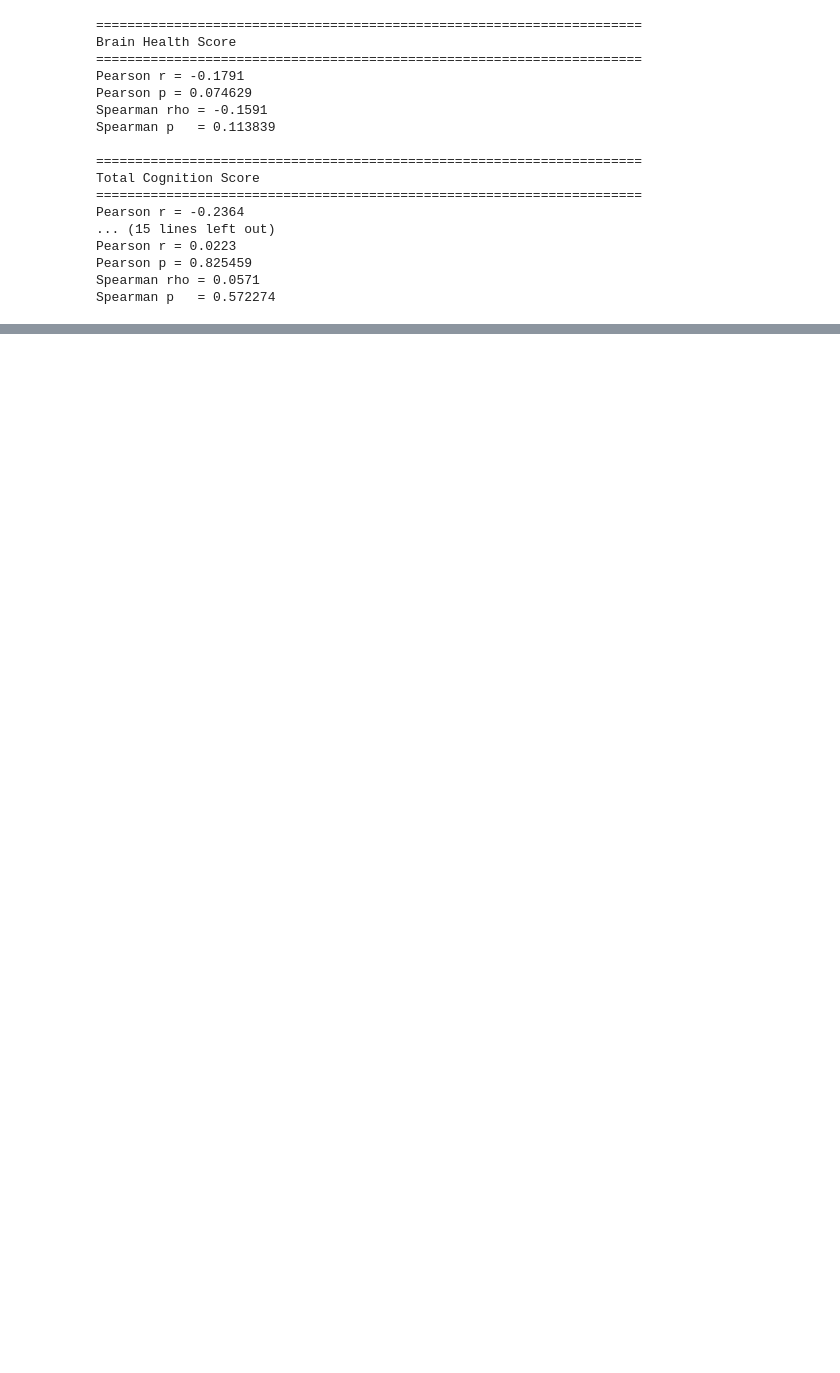
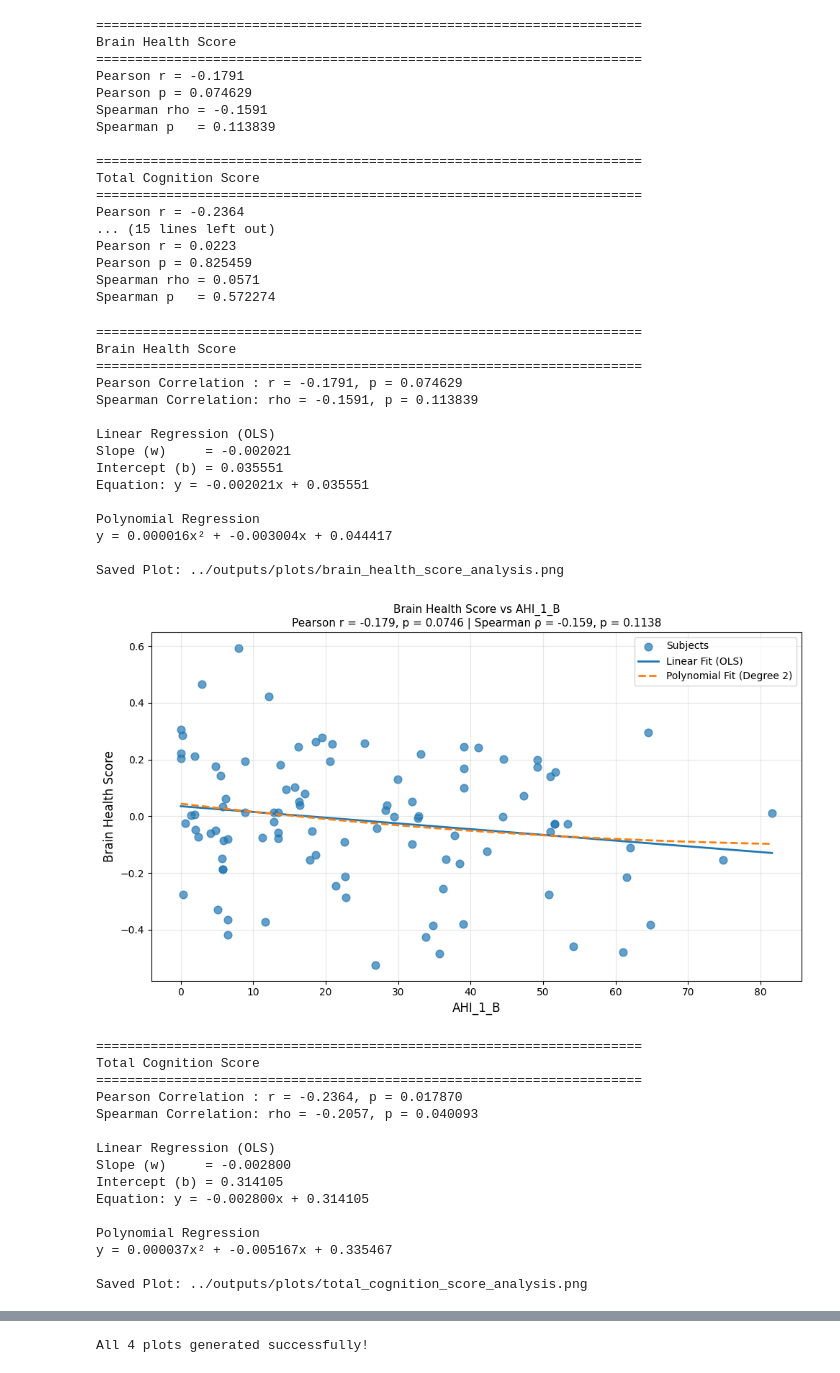
Before and after one commit to Manthru/Brain-Health-From-Sleep-EEG-Analysis, a Jupyter notebook: notebooks/analysis.ipynb, the cells around one changed output, grey strips where cells are left out. Drawn from its saved outputs; the diff is of its cells as text; code cells hidden in the pictures; blank space fills up the shorter version.

```diff
--- a/notebooks/analysis.ipynb
+++ b/notebooks/analysis.ipynb
@@ -80,7 +98,9 @@ for column, title_name in targets:
     # Target variable
     y = df[column].values
 
+    # ---------------------------------
     # Correlation Analysis
+    # ---------------------------------
     pearson_r, pearson_p = pearsonr(x, y)
     spearman_rho, spearman_p = spearmanr(x, y)
 
@@ -91,8 +111,9 @@ for column, title_name in targets:
     print(f"Pearson Correlation : r = {pearson_r:.4f}, p = {pearson_p:.6f}")
     print(f"Spearman Correlation: rho = {spearman_rho:.4f}, p = {spearman_p:.6f}")
 
-
+    # ---------------------------------
     # Linear Regression (OLS)
+    # ---------------------------------
     linear_result = linregress(x, y)
 
     slope = linear_result.slope
@@ -102,8 +123,13 @@ for column, title_name in targets:
     print(f"Slope (w)     = {slope:.6f}")
     print(f"Intercept (b) = {intercept:.6f}")
 
+    print(
+        f"Equation: y = {slope:.6f}x + {intercept:.6f}"
+    )
 
+    # ---------------------------------
     # Polynomial Regression (Degree 2)
+    # ---------------------------------
     X = x.reshape(-1, 1)
 
     poly = PolynomialFeatures(degree=2)
@@ -120,8 +146,9 @@ for column, title_name in targets:
         f"+ {poly_model.intercept_:.6f}"
     )
 
-
+    # ---------------------------------
     # Generate Smooth Curves
+    # ---------------------------------
     x_plot = np.linspace(x.min(), x.max(), 500)
 
     y_linear = slope * x_plot + intercept
@@ -137,6 +164,7 @@ for column, title_name in targets:
     # ---------------------------------
     plt.figure(figsize=(10, 6))
 
+    # Scatter plot
     plt.scatter(
         x,
         y,
@@ -145,6 +173,7 @@ for column, title_name in targets:
         label="Subjects"
     )
 
+    # OLS fit
     plt.plot(
         x_plot,
         y_linear,
@@ -152,35 +181,74 @@ for column, title_name in targets:
         label="Linear Fit (OLS)"
     )
 
+    # Polynomial fit
     plt.plot(
         x_plot,
         y_poly,
         "--",
         linewidth=2,
         label="Polynomial Fit (Degree 2)"
     )
 
     plt.xlabel("AHI_1_B", fontsize=12)
     plt.ylabel(title_name, fontsize=12)
 
     plt.title(
         f"{title_name} vs AHI_1_B\n"
-        f"Pearson r = {pearson_r:.3f} (p = {pearson_p:.4f})"
+        f"Pearson r = {pearson_r:.3f}, p = {pearson_p:.4f} | "
+        f"Spearman ρ = {spearman_rho:.3f}, p = {spearman_p:.4f}",
+        fontsize=11
     )
 
     plt.legend()
     plt.grid(alpha=0.3)
     plt.tight_layout()
 
-    # Save plot
+    # ---------------------------------
+    # Save Plot
+    # ---------------------------------
     file_name = f"../outputs/plots/{column}_analysis.png"
 
     plt.savefig(
         file_name,
         dpi=300,
         bbox_inches="tight"
     )
 
     print(f"\nSaved Plot: {file_name}")
 
     plt.show()
+
+print("\nAll 4 plots generated successfully!")
+# %% [output]
+======================================================================
+Brain Health Score
+======================================================================
+Pearson Correlation : r = -0.1791, p = 0.074629
+Spearman Correlation: rho = -0.1591, p = 0.113839
+
+Linear Regression (OLS)
+Slope (w)     = -0.002021
+Intercept (b) = 0.035551
+Equation: y = -0.002021x + 0.035551
+
+Polynomial Regression
+y = 0.000016x² + -0.003004x + 0.044417
+
+Saved Plot: ../outputs/plots/brain_health_score_analysis.png
+[figure, added]
+======================================================================
+Total Cognition Score
+======================================================================
+Pearson Correlation : r = -0.2364, p = 0.017870
+Spearman Correlation: rho = -0.2057, p = 0.040093
+
+Linear Regression (OLS)
+Slope (w)     = -0.002800
+Intercept (b) = 0.314105
+Equation: y = -0.002800x + 0.314105
+
+Polynomial Regression
+y = 0.000037x² + -0.005167x + 0.335467
+
+Saved Plot: ../outputs/plots/total_cognition_score_analysis.png
@@ -186,0 +288 @@ for column, title_name in targets:
+All 4 plots generated successfully!
```
Also changed, not shown: parts of 2 cells of this notebook, 4 other files.
